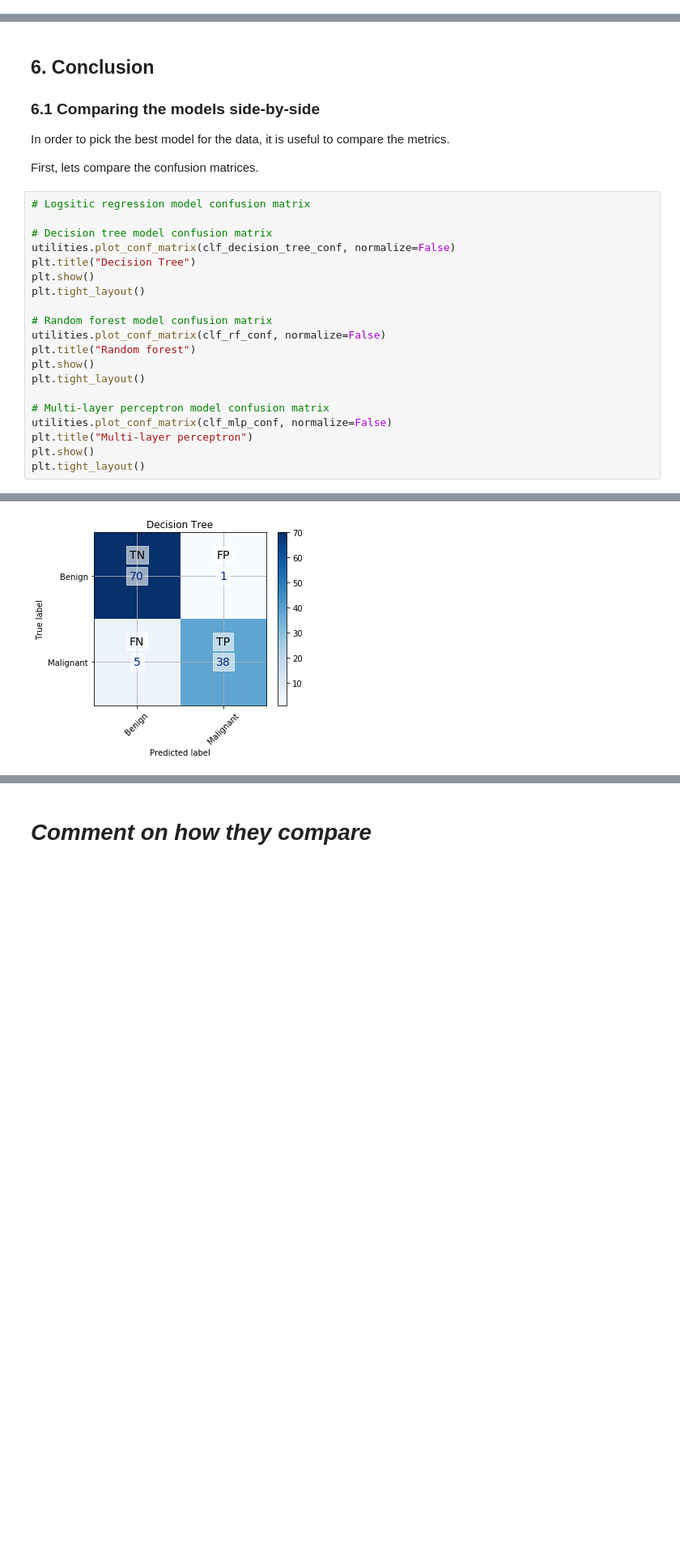
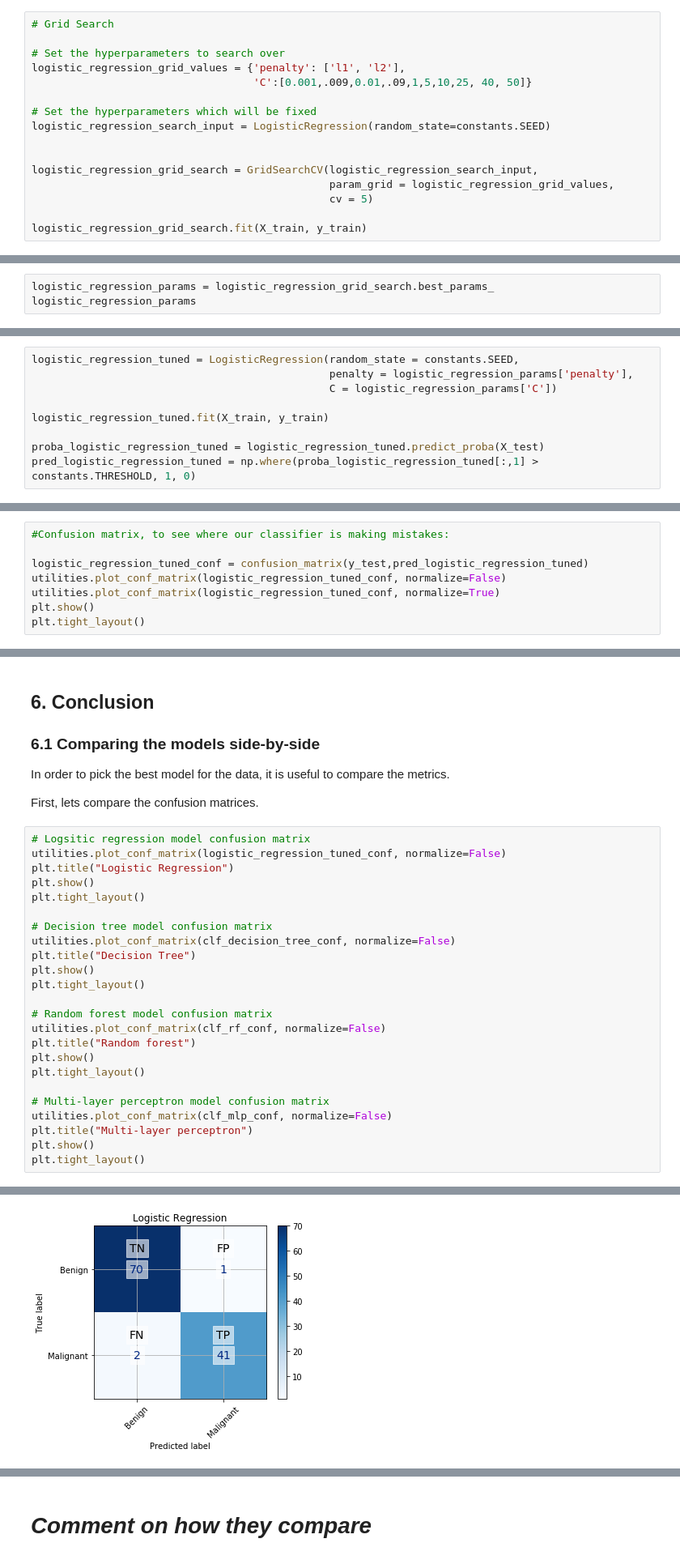
Before and after one commit to DaniiClarkee/Team4_CFG, a Jupyter notebook: Team_4_analysis_full_notebook_Rose.ipynb, the cells around one changed output, grey strips where cells are left out. Shown at 81% size. Drawn from its saved outputs; the diff is of its cells as text; blank space fills up the shorter version.

```diff
--- a/Team_4_analysis_full_notebook_Rose.ipynb
+++ b/Team_4_analysis_full_notebook_Rose.ipynb
@@ -462,0 +369,16 @@ plt.show()
+# %%
+# Grid Search
+
+# Set the hyperparameters to search over
+logistic_regression_grid_values = {'penalty': ['l1', 'l2'],
+                                   'C':[0.001,.009,0.01,.09,1,5,10,25, 40, 50]}
+
+# Set the hyperparameters which will be fixed
+logistic_regression_search_input = LogisticRegression(random_state=constants.SEED)
+
+
+logistic_regression_grid_search = GridSearchCV(logistic_regression_search_input,
+                                               param_grid = logistic_regression_grid_values,
+                                               cv = 5)
+
+logistic_regression_grid_search.fit(X_train, y_train)
@@ -462,0 +402,3 @@ plt.show()
+# %%
+logistic_regression_params = logistic_regression_grid_search.best_params_
+logistic_regression_params
@@ -462,0 +411,9 @@ plt.show()
+# %%
+logistic_regression_tuned = LogisticRegression(random_state = constants.SEED,
+                                               penalty = logistic_regression_params['penalty'],
+                                               C = logistic_regression_params['C'])
+
+logistic_regression_tuned.fit(X_train, y_train)
+
+proba_logistic_regression_tuned = logistic_regression_tuned.predict_proba(X_test)
+pred_logistic_regression_tuned = np.where(proba_logistic_regression_tuned[:,1] > constants.THRESHOLD, 1, 0)
@@ -462,0 +436,8 @@ plt.show()
+# %%
+#Confusion matrix, to see where our classifier is making mistakes:
+
+logistic_regression_tuned_conf = confusion_matrix(y_test,pred_logistic_regression_tuned)
+utilities.plot_conf_matrix(logistic_regression_tuned_conf, normalize=False)
+utilities.plot_conf_matrix(logistic_regression_tuned_conf, normalize=True)
+plt.show()
+plt.tight_layout()
@@ -843,6 +867,10 @@ In order to pick the best model for the data, it is useful to compare the metric
 First, lets compare the confusion matrices.
 # %%
 # Logsitic regression model confusion matrix
+utilities.plot_conf_matrix(logistic_regression_tuned_conf, normalize=False)
+plt.title("Logistic Regression")
+plt.show()
+plt.tight_layout()
 
 # Decision tree model confusion matrix
 utilities.plot_conf_matrix(clf_decision_tree_conf, normalize=False)
@@ -868 +896 @@ Confusion matrix, without normalization
-[figure, old version]
+[figure, new version]
```
Also changed, not shown: parts of 26 cells of this notebook.
